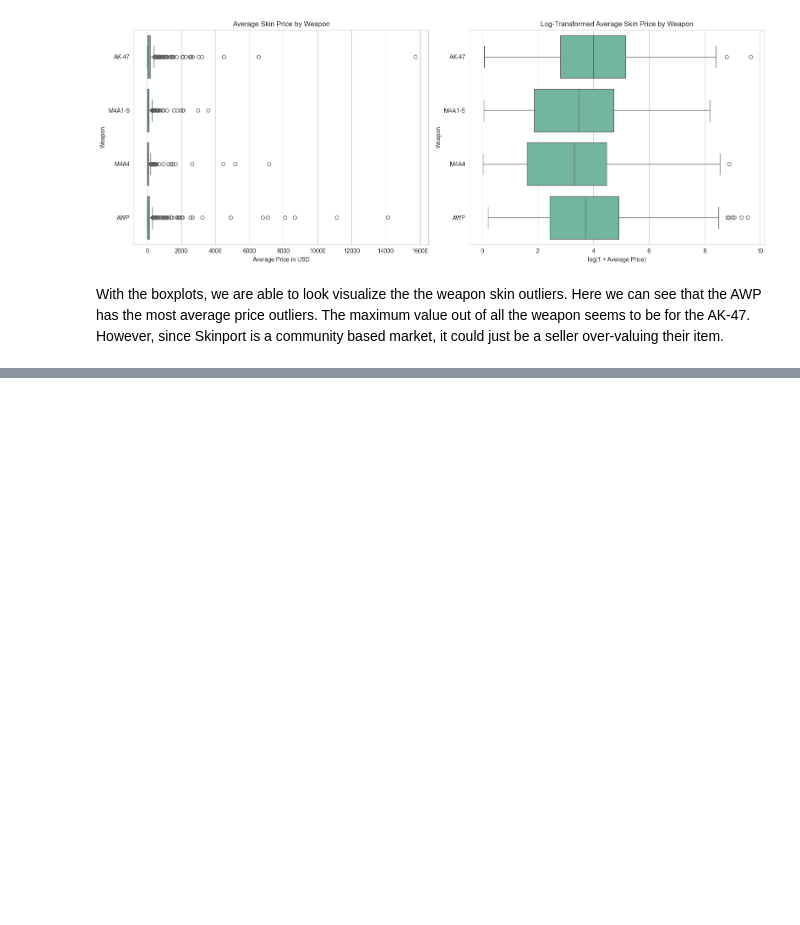
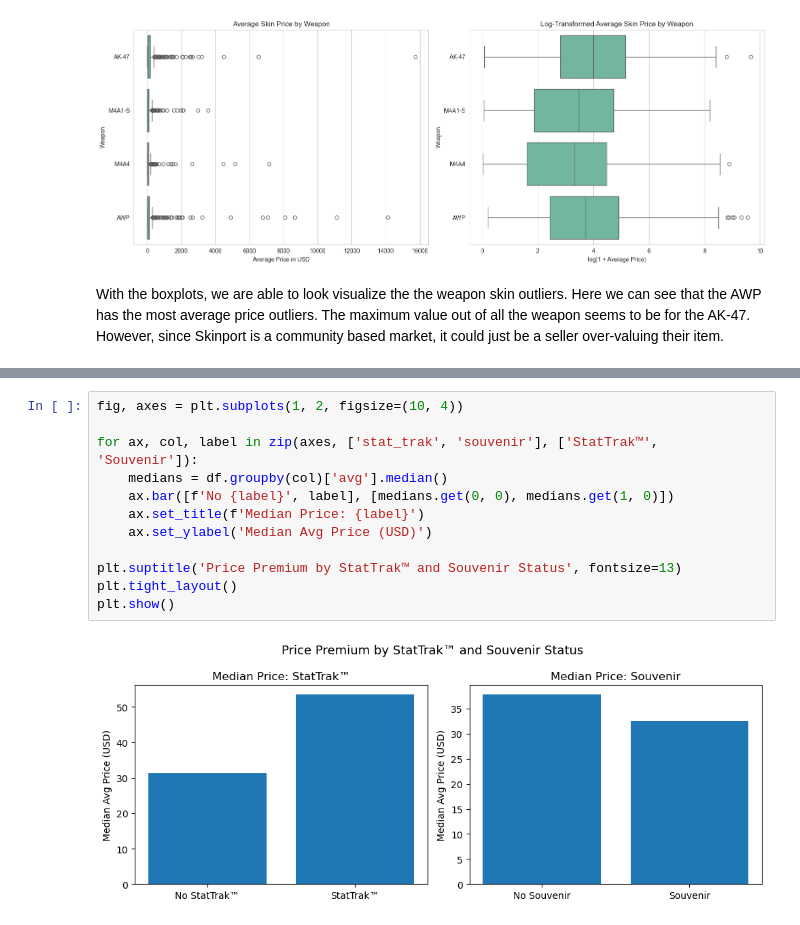
Before and after one commit to Taiac1/PSTAT-100-Final-Project, a Jupyter notebook: notebooks/final_report.ipynb, the cells around one changed output, grey strips where cells are left out. Saved outputs shown, nothing was run; the diff lists cells and outputs as text; blank space fills up the shorter version.

```diff
--- a/notebooks/final_report.ipynb
+++ b/notebooks/final_report.ipynb
@@ -444,0 +483,14 @@ With the boxplots, we are able to look visualize the the weapon skin outliers. H
+# %%
+fig, axes = plt.subplots(1, 2, figsize=(10, 4))
+
+for ax, col, label in zip(axes, ['stat_trak', 'souvenir'], ['StatTrak™', 'Souvenir']):
+    medians = df.groupby(col)['avg'].median()
+    ax.bar([f'No {label}', label], [medians.get(0, 0), medians.get(1, 0)])
+    ax.set_title(f'Median Price: {label}')
+    ax.set_ylabel('Median Avg Price (USD)')
+
+plt.suptitle('Price Premium by StatTrak™ and Souvenir Status', fontsize=13)
+plt.tight_layout()
+plt.show()
+# %% [output]
+[figure, added]
```
Also changed, not shown: parts of 11 cells of this notebook.
